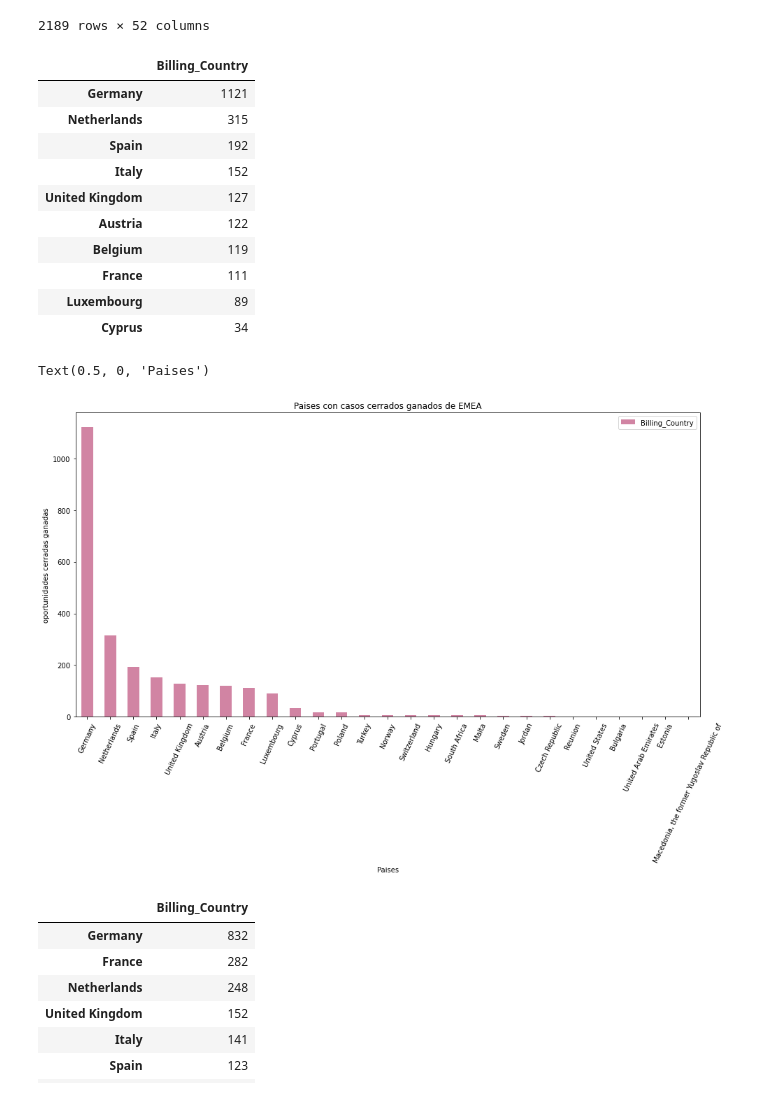
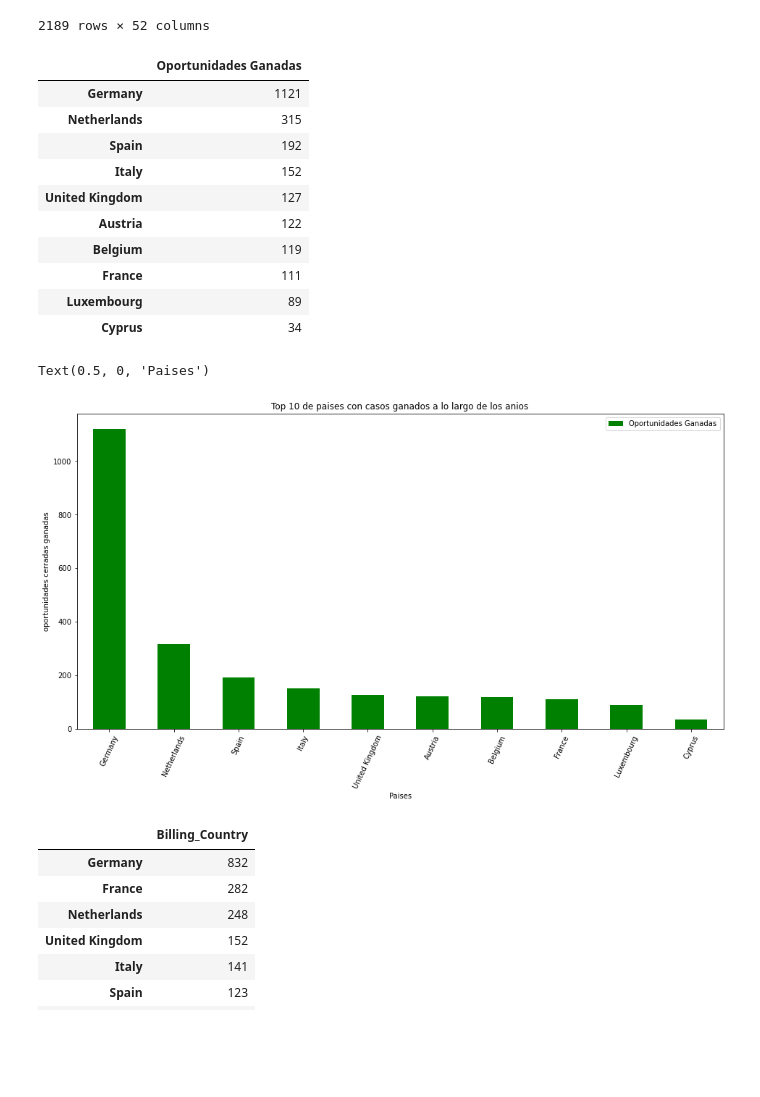
Before and after one commit to Ramaxx95/TP1-Orga-de-Datos, a Jupyter notebook: Visualizaciones/Region_EMEA.ipynb, the cells around one changed output. Drawn from its saved outputs; the diff is of its cells as text; code cells hidden in the pictures; blank space fills up the shorter version.

Commit message:
Cambio a una de las graficas para que solo muestre el top 10 de los paises que mas vendieron

```diff
--- a/Visualizaciones/Region_EMEA.ipynb
+++ b/Visualizaciones/Region_EMEA.ipynb
@@ -80,10 +80,10 @@ oportunidades_perdidas_EMEA
 2189 rows × 52 columns
 # %%
 oportunidades_ganadas_middle_EMEA_df =  oportunidades_ganadas_EMEA.Billing_Country.value_counts()
-oportunidades_ganadas_middle_EMEA_df = oportunidades_ganadas_middle_EMEA_df.to_frame()
-oportunidades_ganadas_middle_EMEA_df.head(10)
+oportunidades_ganadas_middle_EMEA_df = oportunidades_ganadas_middle_EMEA_df.to_frame( name = 'Oportunidades Ganadas').head(10)
+oportunidades_ganadas_middle_EMEA_df
 # %% [output]
-|  | Billing_Country |
+|  | Oportunidades Ganadas |
 | Germany | 1121 |
 | Netherlands | 315 |
 | Spain | 192 |
@@ -95,13 +95,13 @@ oportunidades_ganadas_middle_EMEA_df.head(10)
 | Luxembourg | 89 |
 | Cyprus | 34 |
 # %%
-oportunidades_ganadas_middle_EMEA_df.plot(kind= 'bar',figsize =(16,8), rot =65, title = 'Paises con casos cerrados ganados de EMEA', color = (0.7, 0.2, 0.4, 0.6));
+oportunidades_ganadas_middle_EMEA_df.plot(kind= 'bar',figsize =(16,8), rot =65, title = 'Top 10 de paises con casos ganados a lo largo de los anios', color = 'green');
 ax=plt.gca()
 ax.set_ylabel('oportunidades cerradas ganadas');
 ax.set_xlabel('Paises')
 # %% [output]
 Text(0.5, 0, 'Paises')
-[figure, old version]
+[figure, new version]
 # %%
 oportunidades_perdidas_middle_EMEA_df =  oportunidades_perdidas_EMEA.Billing_Country.value_counts()
 oportunidades_perdidas_middle_EMEA_df = oportunidades_perdidas_middle_EMEA_df.to_frame()
```
Also changed, not shown: parts of 6 cells of this notebook.
